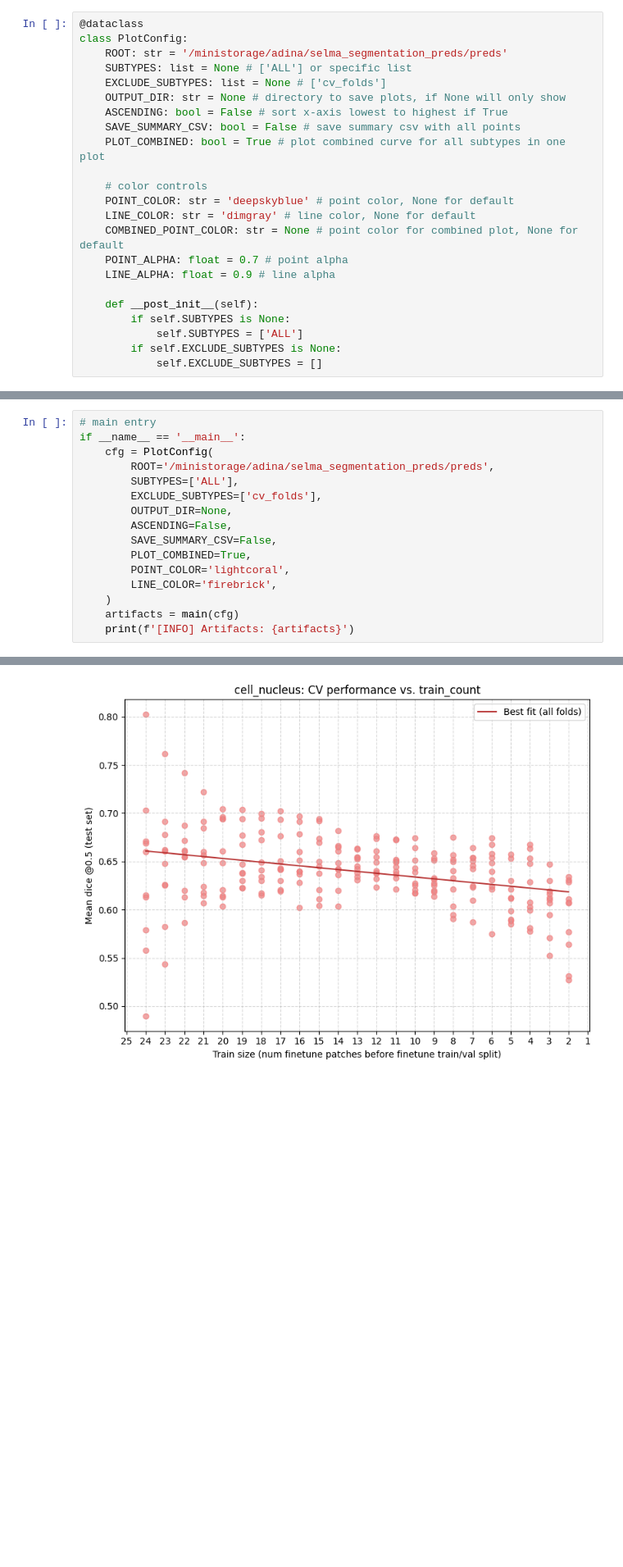
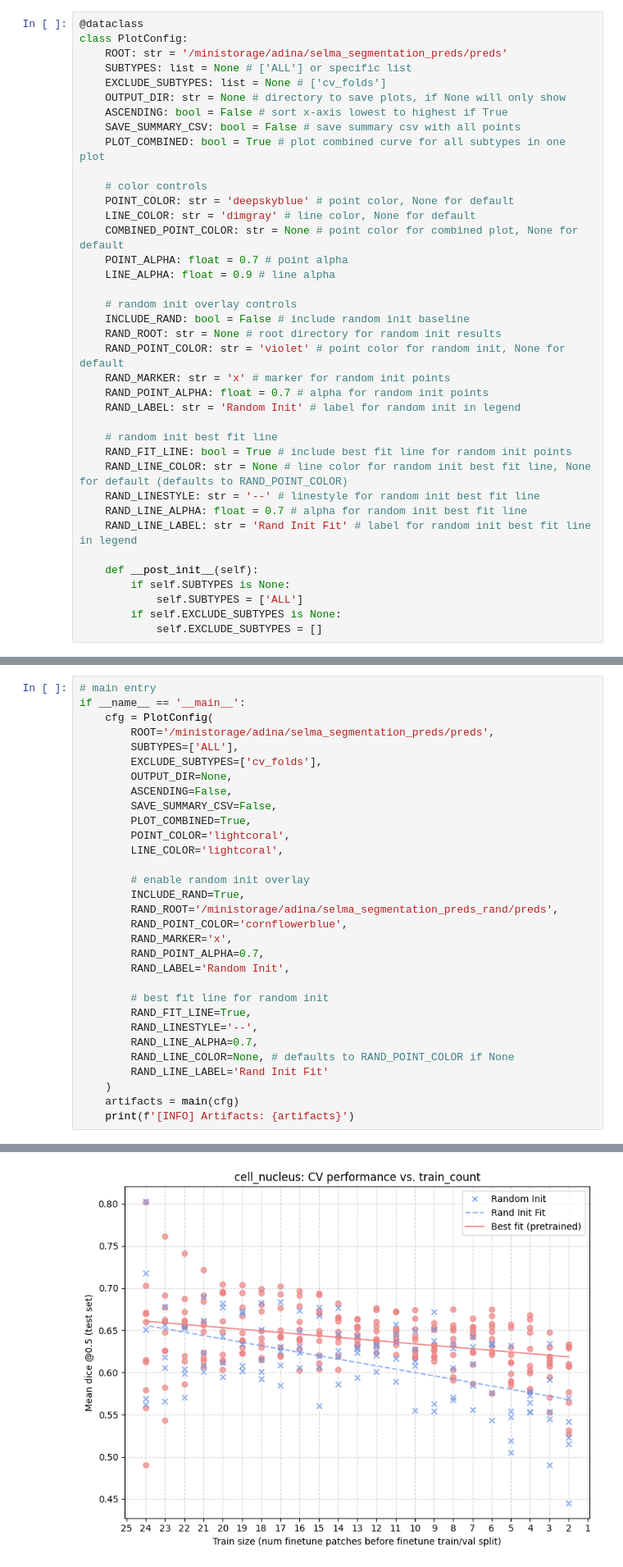
Before and after one commit to AdinaScheinfeld/ssl_project, a Jupyter notebook: notebooks/plot_dice_means_cv.ipynb, the cells around one changed output, grey strips where cells are left out. Shown at 82% size. Drawn from its saved outputs; the diff is of its cells as text; blank space fills up the shorter version.

Commit message:
Update random init plotting

```diff
--- a/notebooks/plot_dice_means_cv.ipynb
+++ b/notebooks/plot_dice_means_cv.ipynb
@@ -41,6 +43,21 @@ class PlotConfig:
     POINT_ALPHA: float = 0.7 # point alpha
     LINE_ALPHA: float = 0.9 # line alpha
 
+    # random init overlay controls
+    INCLUDE_RAND: bool = False # include random init baseline
+    RAND_ROOT: str = None # root directory for random init results
+    RAND_POINT_COLOR: str = 'violet' # point color for random init, None for default
+    RAND_MARKER: str = 'x' # marker for random init points
+    RAND_POINT_ALPHA: float = 0.7 # alpha for random init points
+    RAND_LABEL: str = 'Random Init' # label for random init in legend
+
+    # random init best fit line
+    RAND_FIT_LINE: bool = True # include best fit line for random init points
+    RAND_LINE_COLOR: str = None # line color for random init best fit line, None for default (defaults to RAND_POINT_COLOR)
+    RAND_LINESTYLE: str = '--' # linestyle for random init best fit line
+    RAND_LINE_ALPHA: float = 0.7 # alpha for random init best fit line
+    RAND_LINE_LABEL: str = 'Rand Init Fit' # label for random init best fit line in legend
+
     def __post_init__(self):
         if self.SUBTYPES is None:
             self.SUBTYPES = ['ALL']
@@ -387,7 +541,22 @@ if __name__ == '__main__':
         SAVE_SUMMARY_CSV=False,
         PLOT_COMBINED=True,
         POINT_COLOR='lightcoral',
-        LINE_COLOR='firebrick',
+        LINE_COLOR='lightcoral',
+
+        # enable random init overlay
+        INCLUDE_RAND=True,
+        RAND_ROOT='/ministorage/adina/selma_segmentation_preds_rand/preds',
+        RAND_POINT_COLOR='cornflowerblue',
+        RAND_MARKER='x',
+        RAND_POINT_ALPHA=0.7,
+        RAND_LABEL='Random Init',
+
+        # best fit line for random init
+        RAND_FIT_LINE=True,
+        RAND_LINESTYLE='--',
+        RAND_LINE_ALPHA=0.7,
+        RAND_LINE_COLOR=None, # defaults to RAND_POINT_COLOR if None
+        RAND_LINE_LABEL='Rand Init Fit'
     )
     artifacts = main(cfg)
     print(f'[INFO] Artifacts: {artifacts}')
@@ -401,2 +573,2 @@ if __name__ == '__main__':
-[figure, old version]
+[figure, new version]
 [INFO] vessels: Scanned 188 tags, found 188 CSV files, collected 188 points.
```
Also changed, not shown: parts of 6 cells of this notebook.
